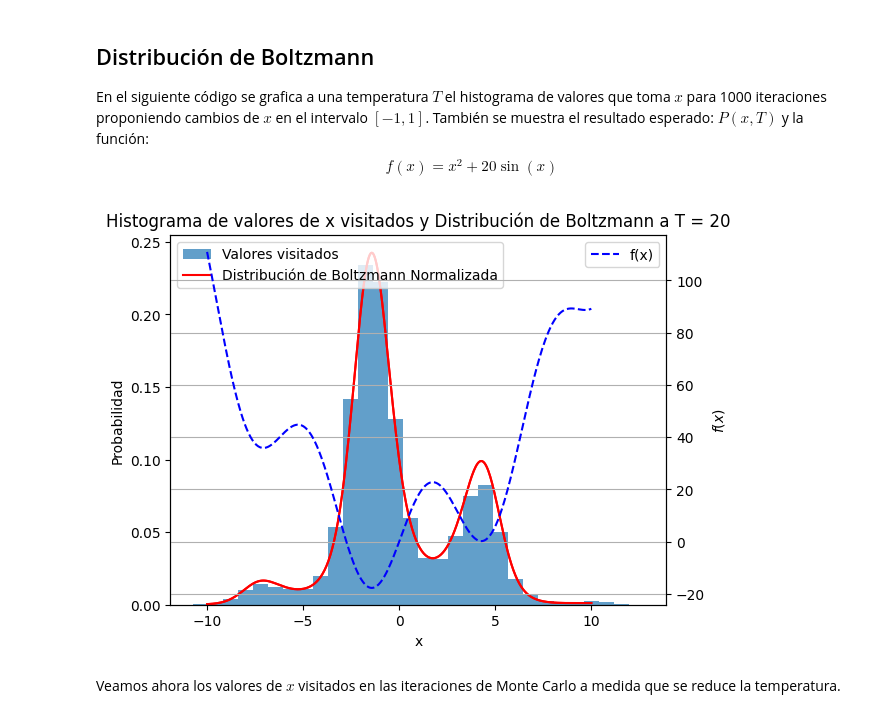
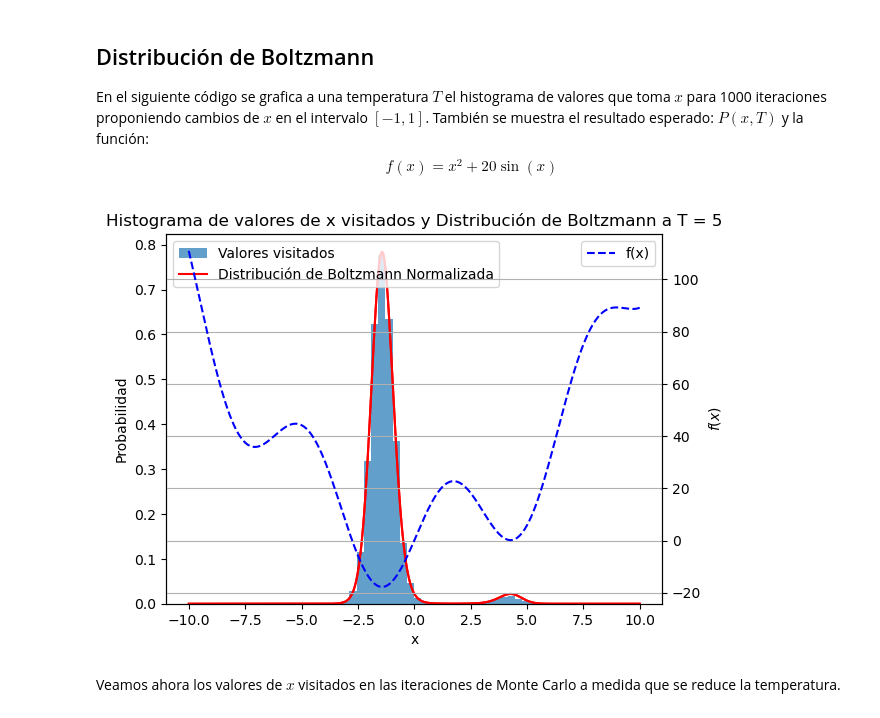
Before and after one commit to Lupama2/fiscom-2023, a Jupyter notebook: Teoria/10_1_Simulated_annealing.ipynb, the cells around one changed output. Cells and saved outputs as stored; diff of their text form; code cells hidden in the pictures.

```diff
--- a/Teoria/10_1_Simulated_annealing.ipynb
+++ b/Teoria/10_1_Simulated_annealing.ipynb
@@ -78,39 +78,39 @@ def recocido_simulado_T_fijo(solucion_inicial, T, max_iteraciones, valores_x):
 
 # Parámetros
 solucion_inicial = np.random.uniform(-10, 10)
-T = 20
+T = 5
 max_iteraciones = 100000
 valores_x = []
 
 mejor_solucion, mejor_valor = recocido_simulado_T_fijo(solucion_inicial, T, max_iteraciones, valores_x)
 
 fig, ax1 = plt.subplots()
 
 # Histograma
 ax1.hist(valores_x, bins=30, density=True, alpha=0.7, label='Valores visitados')
 
 # Distribución de Boltzmann normalizada
 rango_x = np.linspace(-10, 10, 400)
 probabilidades_normalizadas = probabilidad_boltzmann_normalizada(rango_x, T)
 
 ax1.plot(rango_x, probabilidades_normalizadas, color='red', label='Distribución de Boltzmann Normalizada')
 ax1.set_xlabel('x')
 ax1.set_ylabel('Probabilidad')
 ax1.legend(loc='upper left')
 
 plt.plot(rango_x, probabilidades_normalizadas, color='red', label='Distribución de Boltzmann $\\propto e^{-f(x)/T}$')
 
 ax2 = ax1.twinx()  # Crear un segundo eje y que comparte el mismo eje x
 ax2.plot(rango_x, funcion(rango_x), color='blue', linestyle='--', label='f(x)')
 ax2.set_ylabel('$f(x)$')
 ax2.legend(loc='upper right')
 
 
 plt.title(f'Histograma de valores de x visitados y Distribución de Boltzmann a T = {T}')
 plt.grid(True)
 plt.show()
 # %% [output]
-[figure, old version]
+[figure, new version]
 # %% [markdown]
 Veamos ahora los valores de $x$ visitados en las iteraciones de Monte Carlo a medida que se reduce la temperatura.
 # %%
```
Also changed, not shown: parts of 1 cell of this notebook, 3 other files.
